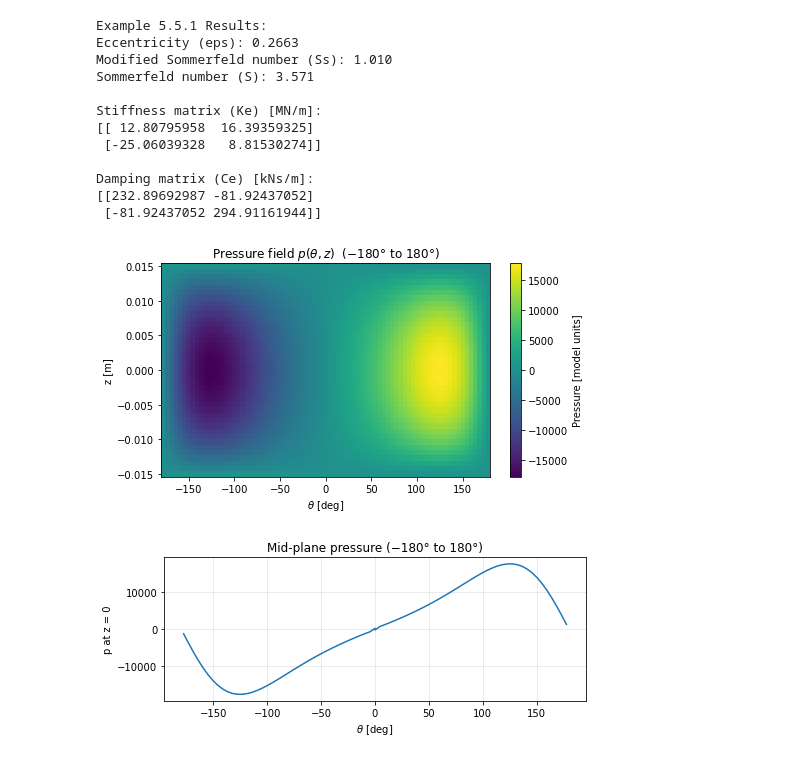
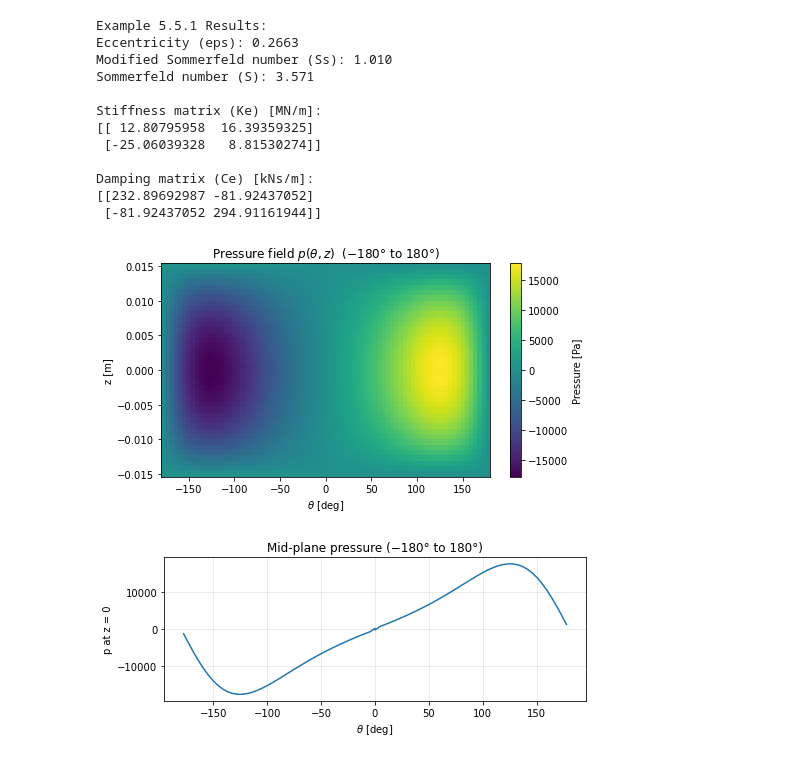
Before and after one commit to akarhin/Arotor_hackathon_VibeRator, a Jupyter notebook: 1_3.ipynb, the cells around one changed output. Saved outputs shown, nothing was run; the diff lists cells and outputs as text; code cells hidden in the pictures.

Commit message:
h visualization

```diff
--- a/1_3.ipynb
+++ b/1_3.ipynb
@@ -365,34 +365,34 @@ Theta_deg_shifted[Theta_deg_shifted > 180] -= 360
 sort_idx = np.argsort(Theta_deg_shifted[:, 0])
 Theta_plot = Theta_deg_shifted[sort_idx, :]
 Z_plot = Z[sort_idx, :]
 p_plot = p[sort_idx, :]
 
 # 2D pressure field plot
 fig, ax = plt.subplots(figsize=(7, 4))
 cf = ax.pcolormesh(Theta_plot, Z_plot, p_plot, shading="auto")
 ax.set_xlabel(r"$\theta$ [deg]")
 ax.set_ylabel("z [m]")
 ax.set_title("Pressure field $p(\\theta, z)$  (−180° to 180°)")
 cbar = fig.colorbar(cf, ax=ax)
-cbar.set_label("Pressure [model units]")
+cbar.set_label("Pressure [Pa]")
 plt.tight_layout()
 
 # ---------------------------------------------------------
 # 1D mid-plane plot (z ≈ 0)
 # ---------------------------------------------------------
 j_mid = np.argmin(np.abs(z - 0.0))
 p_mid = p_plot[:, j_mid]
 
 fig2, ax2 = plt.subplots(figsize=(7, 3))
 ax2.plot(Theta_plot[:, 0], p_mid, "-")
 ax2.set_xlabel(r"$\theta$ [deg]")
 ax2.set_ylabel("p at z = 0")
 ax2.set_title("Mid-plane pressure (−180° to 180°)")
 ax2.grid(True, alpha=0.3)
 plt.tight_layout()
 
 plt.show()
 # %% [output]
-[figure, old version]
+[figure, new version]
 [figure]
 # %%
```
Also changed, not shown: parts of 2 cells of this notebook.
